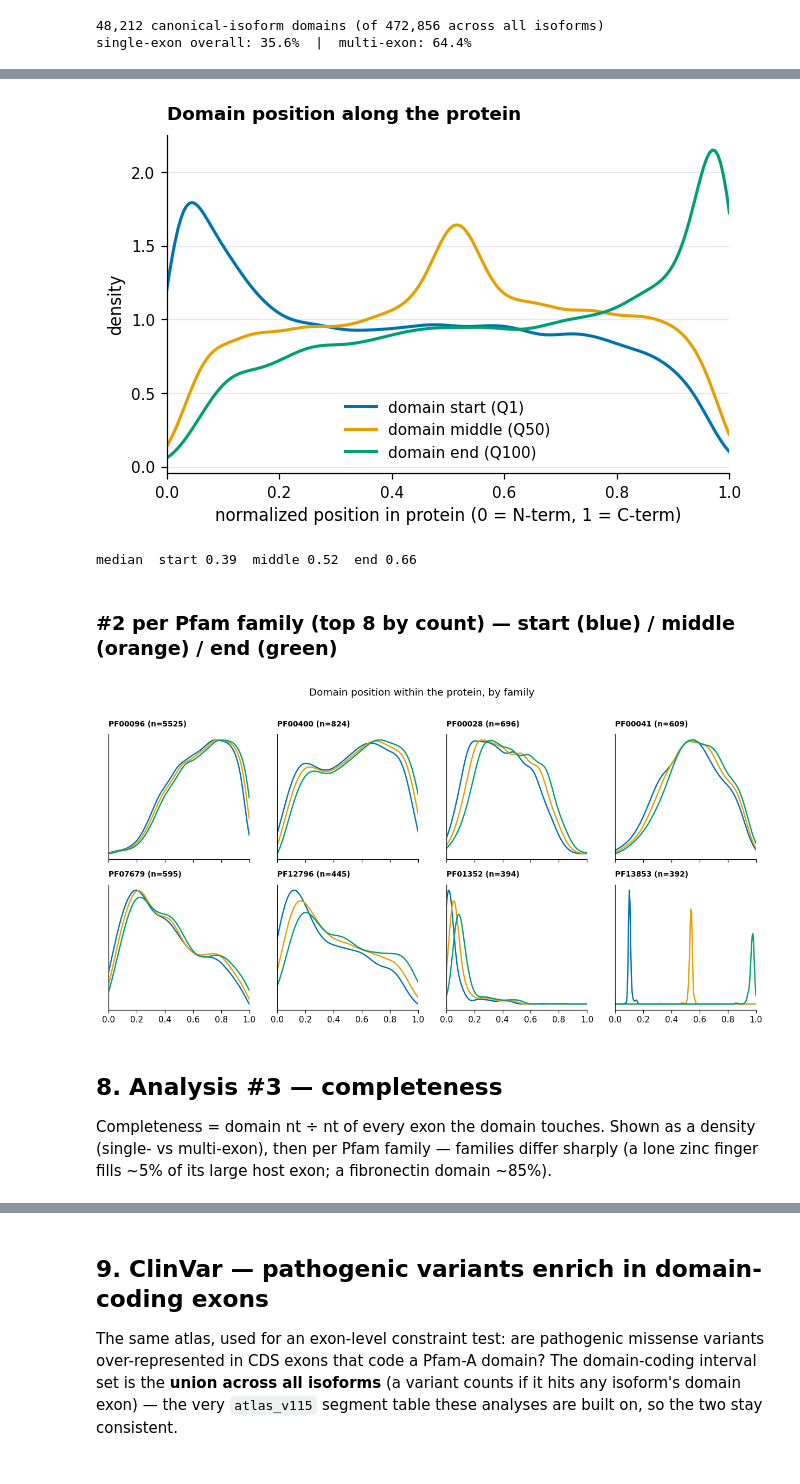
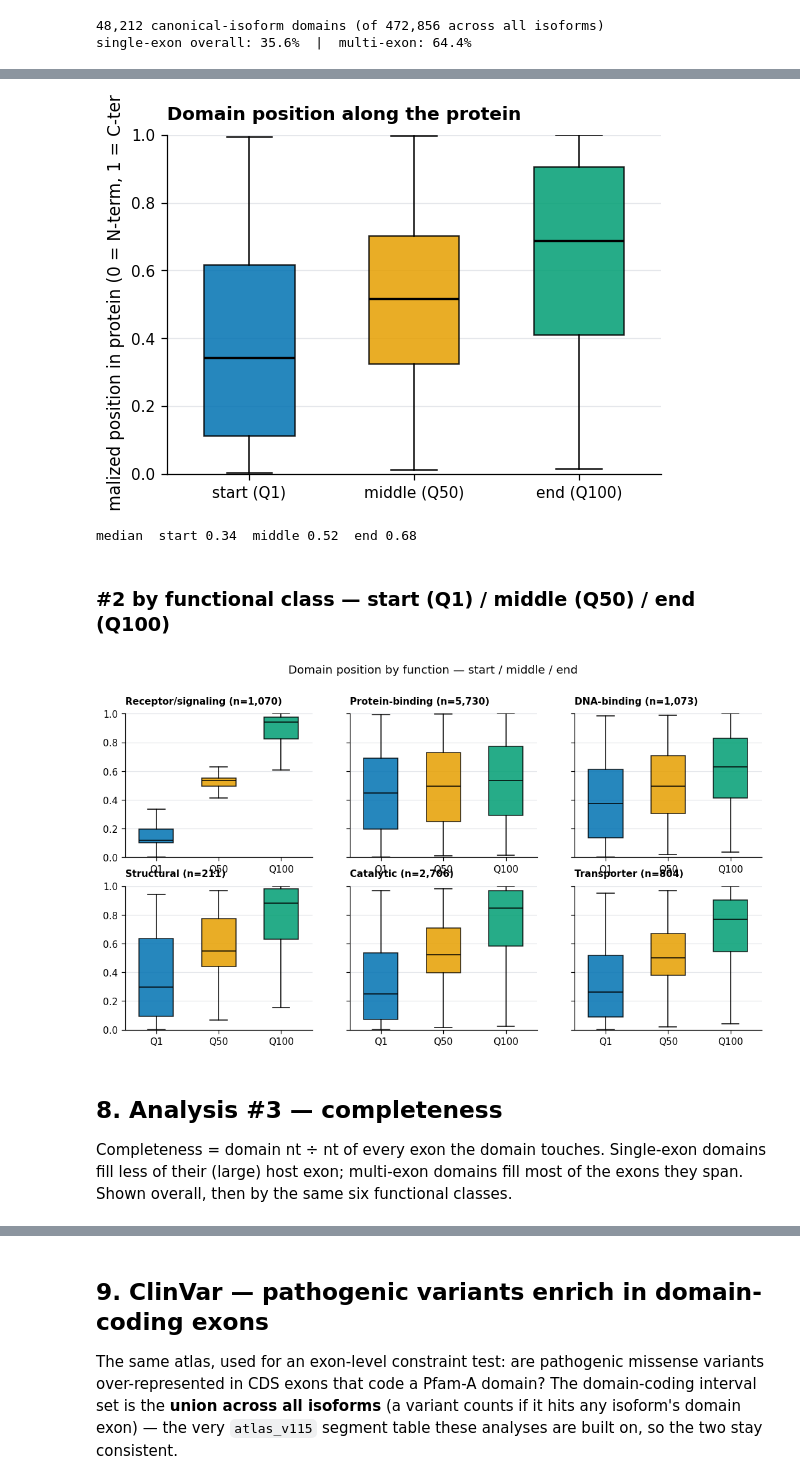
Before and after one commit to SotoLF/fastCDS, a Jupyter notebook: tutorial/reproduce_paper/end_to_end/domain_functional_atlas.ipynb, the cells around one changed output, grey strips where cells are left out. Drawn from its saved outputs; the diff is of its cells as text; code cells hidden in the pictures.

```diff
--- a/tutorial/reproduce_paper/end_to_end/domain_functional_atlas.ipynb
+++ b/tutorial/reproduce_paper/end_to_end/domain_functional_atlas.ipynb
@@ -319,15 +322,16 @@ from scipy.stats import gaussian_kde
 from IPython.display import display
 ORDER = ["Receptor/signaling", "Protein-binding", "DNA-binding", "Structural",
          "Catalytic", "Transporter"]
-TOPFAM = d["pfam_id"].value_counts().head(8).index.tolist()
+PAL = {"Receptor/signaling": "#56B4E9", "Protein-binding": "#0072B2",
+       "DNA-binding": "#009E73", "Structural": "#CC79A7",
+       "Catalytic": "#E69F00", "Transporter": "#D55E00"}
+QCOL = [COLORS['prot2exon'], COLORS['transvar'], COLORS['good']]   # Q1 / Q50 / Q100
+d = d[d.fclass.isin(ORDER)].copy()
 def kde_xy(vals, lo=0.0, hi=1.0, n=200):
     v = np.asarray(vals, float); v = v[np.isfinite(v)]
     if len(v) < 5:
         return None, None
     k = gaussian_kde(v); x = np.linspace(lo, hi, n); return x, k(x)
-def fclass_color(f):
-    return COLORS['good'] if f == "DNA-binding" else (
-        COLORS['transvar'] if f == "Catalytic" else COLORS['neutral'])
 # %% [markdown]
 ## 6. Analysis #1 — domain architecture by function (Fig. 1D)
 
@@ -385,44 +391,42 @@ the N-terminus, *ends* near the C-terminus, and *middles* sit centrally.
 # %%
-fig, ax = plt.subplots(figsize=(6.6, 4))
-for q, c, lab in [("pos_start", COLORS['prot2exon'], "start (Q1)"),
-                  ("pos_mid",   COLORS['transvar'],  "middle (Q50)"),
-                  ("pos_end",   COLORS['good'],      "end (Q100)")]:
-    x, y = kde_xy(d[q])
-    ax.plot(x, y, color=c, lw=2, label=f"domain {lab}")
-ax.set_xlabel("normalized position in protein (0 = N-term, 1 = C-term)")
-ax.set_ylabel("density"); ax.set_xlim(0, 1); ax.legend()
-ax.set_title("Domain position along the protein", loc="left")
+fig, ax = plt.subplots(figsize=(5.8, 4))
+bp = ax.boxplot([d.pos_start, d.pos_mid, d.pos_end], widths=0.55, showfliers=False,
+                patch_artist=True, medianprops=dict(color="black", lw=1.5))
+for patch, c in zip(bp['boxes'], QCOL):
+    patch.set_facecolor(c); patch.set_alpha(0.85)
+ax.set_xticks([1, 2, 3]); ax.set_xticklabels(["start (Q1)", "middle (Q50)", "end (Q100)"])
+ax.set_ylabel("normalized position in protein (0 = N-term, 1 = C-term)")
+ax.set_ylim(0, 1); ax.set_title("Domain position along the protein", loc="left")
 display(fig)
 fig.savefig(DATA / "fig_analysis2_position.png", bbox_inches="tight")
 print("median  start %.2f  middle %.2f  end %.2f"
       % (d.pos_start.median(), d.pos_mid.median(), d.pos_end.median()))
 # %% [output]
-[figure, old version]
+[figure, new version]
-median  start 0.39  middle 0.52  end 0.66
+median  start 0.34  middle 0.52  end 0.68
 # %% [markdown]
-### #2 per Pfam family (top 8 by count) — start (blue) / middle (orange) / end (green)
+### #2 by functional class — start (Q1) / middle (Q50) / end (Q100)
 # %%
-fig, axes = plt.subplots(2, 4, figsize=(14, 6), sharex=True)
-for axx, pf in zip(axes.ravel(), TOPFAM):
-    sub = d[d.pfam_id == pf]
-    for q, c in [("pos_start", COLORS['prot2exon']), ("pos_mid", COLORS['transvar']),
-                 ("pos_end", COLORS['good'])]:
-        x, y = kde_xy(sub[q])
-        if x is not None:
-            axx.plot(x, y, color=c, lw=1.6)
-    axx.set_title(f"{pf} (n={len(sub)})", fontsize=9, loc="left")
-    axx.set_xlim(0, 1); axx.set_yticks([])
-fig.suptitle("Domain position within the protein, by family", y=1.01)
+fig, axes = plt.subplots(2, 3, figsize=(12, 6), sharey=True)
+for axx, f in zip(axes.ravel(), ORDER):
+    sub = d[d.fclass == f]
+    bp = axx.boxplot([sub.pos_start, sub.pos_mid, sub.pos_end], widths=0.55,
+                     showfliers=False, patch_artist=True, medianprops=dict(color="black"))
+    for patch, c in zip(bp['boxes'], QCOL):
+        patch.set_facecolor(c); patch.set_alpha(0.85)
+    axx.set_title(f"{f} (n={len(sub):,})", fontsize=10, loc="left"); axx.set_ylim(0, 1)
+    axx.set_xticks([1, 2, 3]); axx.set_xticklabels(["Q1", "Q50", "Q100"])
+fig.suptitle("Domain position by function — start / middle / end", y=1.0)
 display(fig)
-fig.savefig(DATA / "fig_analysis2_position_perfamily.png", bbox_inches="tight")
+fig.savefig(DATA / "fig_analysis2_position_perclass.png", bbox_inches="tight")
 # %% [output]
-[figure, old version]
+[figure, new version]
-# %% [markdown]
-## 8. Analysis #3 — completeness
-
-Completeness = domain nt ÷ nt of every exon the domain touches. Shown as a
-density (single- vs multi-exon), then per Pfam family — families differ sharply
-(a lone zinc finger fills ~5% of its large host exon; a fibronectin domain ~85%).
+# %% [markdown]
+## 8. Analysis #3 — completeness
+
+Completeness = domain nt ÷ nt of every exon the domain touches. Single-exon
+domains fill less of their (large) host exon; multi-exon domains fill most of the
+exons they span. Shown overall, then by the same six functional classes.
 # %%
 fig, ax = plt.subplots(figsize=(6.4, 4))
 for grp, c, lab in [(d[d.is_single_exon_domain], COLORS['transvar'], "single-exon"),
```
Also changed, not shown: parts of 10 cells of this notebook, 2 other files.
